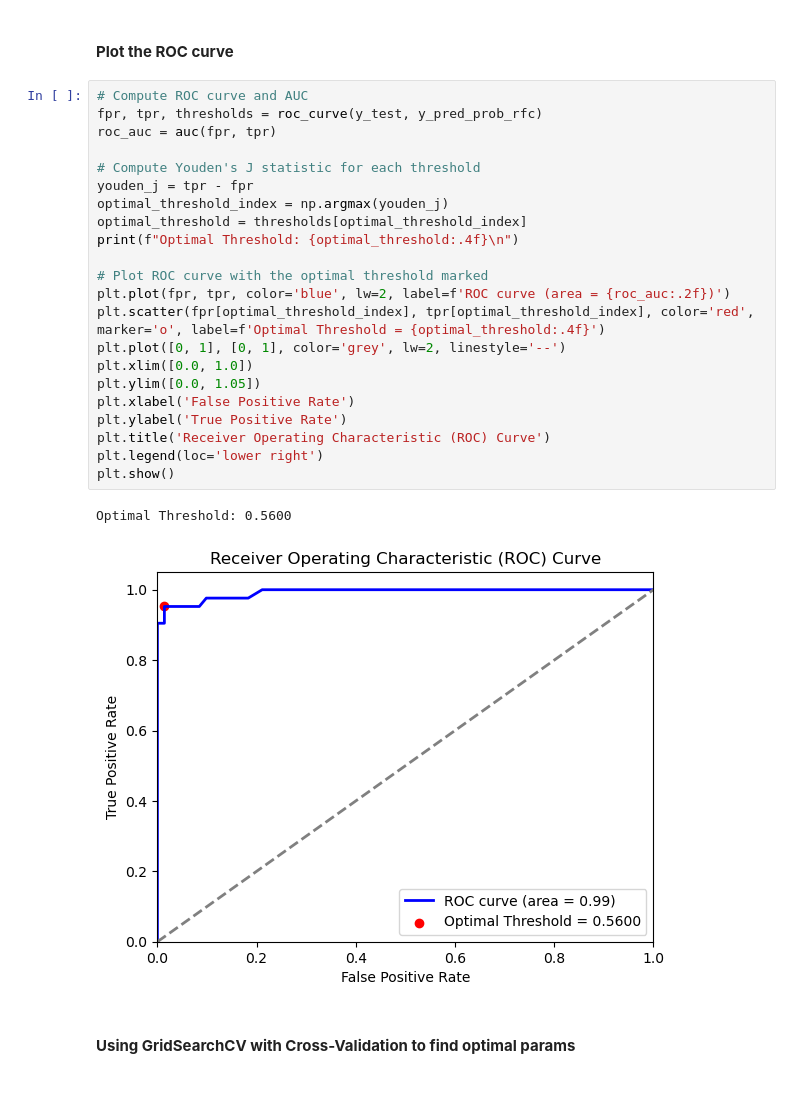
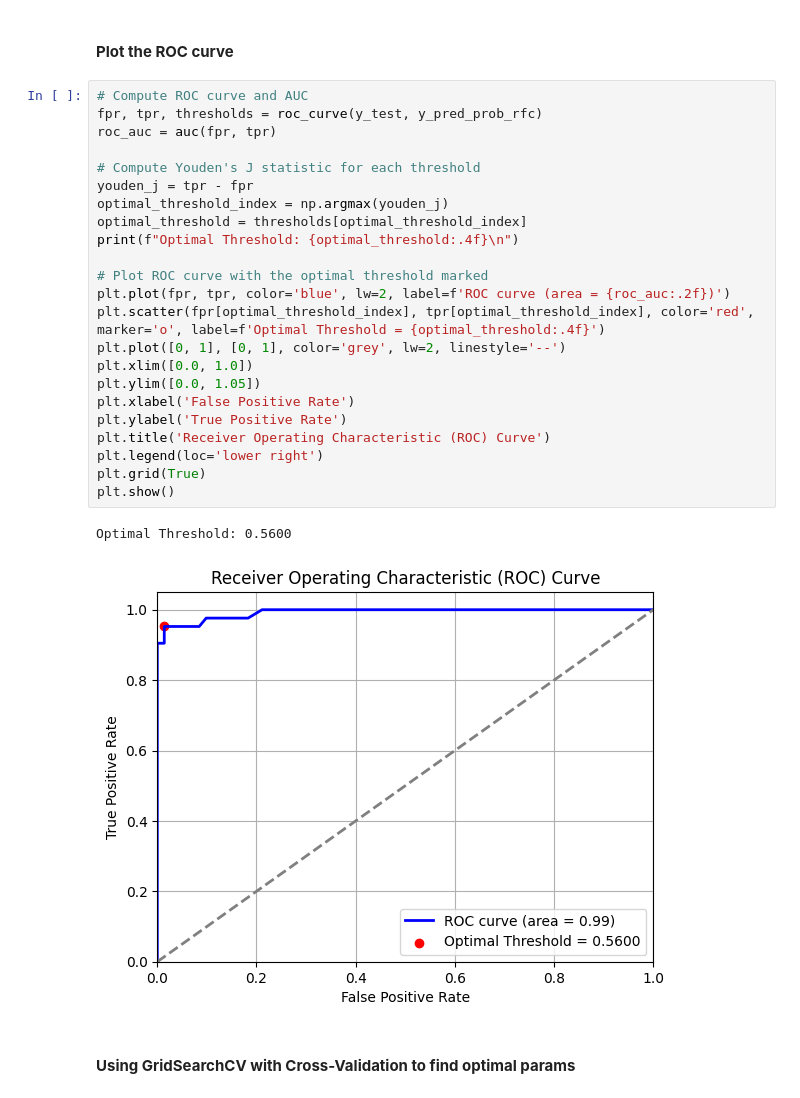
Before and after one commit to aninditadash/Introduction_to_machine_learning, a Jupyter notebook: supervised_learning/Classification/1.SL_Classification_LR.ipynb, the cells around one changed output. Drawn from its saved outputs; the diff is of its cells as text.

```diff
--- a/supervised_learning/Classification/1.SL_Classification_LR.ipynb
+++ b/supervised_learning/Classification/1.SL_Classification_LR.ipynb
@@ -1480,28 +1501,29 @@ weighted avg       0.97      0.97      0.97       113
 # %%
 # Compute ROC curve and AUC
 fpr, tpr, thresholds = roc_curve(y_test, y_pred_prob_rfc)
 roc_auc = auc(fpr, tpr)
 
 # Compute Youden's J statistic for each threshold
 youden_j = tpr - fpr
 optimal_threshold_index = np.argmax(youden_j)
 optimal_threshold = thresholds[optimal_threshold_index]
 print(f"Optimal Threshold: {optimal_threshold:.4f}\n")
 
 # Plot ROC curve with the optimal threshold marked
 plt.plot(fpr, tpr, color='blue', lw=2, label=f'ROC curve (area = {roc_auc:.2f})')
 plt.scatter(fpr[optimal_threshold_index], tpr[optimal_threshold_index], color='red', marker='o', label=f'Optimal Threshold = {optimal_threshold:.4f}')
 plt.plot([0, 1], [0, 1], color='grey', lw=2, linestyle='--')
 plt.xlim([0.0, 1.0])
 plt.ylim([0.0, 1.05])
 plt.xlabel('False Positive Rate')
 plt.ylabel('True Positive Rate')
 plt.title('Receiver Operating Characteristic (ROC) Curve')
 plt.legend(loc='lower right')
+plt.grid(True)
 plt.show()
 # %% [output]
 Optimal Threshold: 0.5600
-[figure, old version]
+[figure, new version]
 # %% [markdown]
 #### __Using GridSearchCV with Cross-Validation to find optimal params__
 # %%
```
Also changed, not shown: parts of 32 cells of this notebook.
